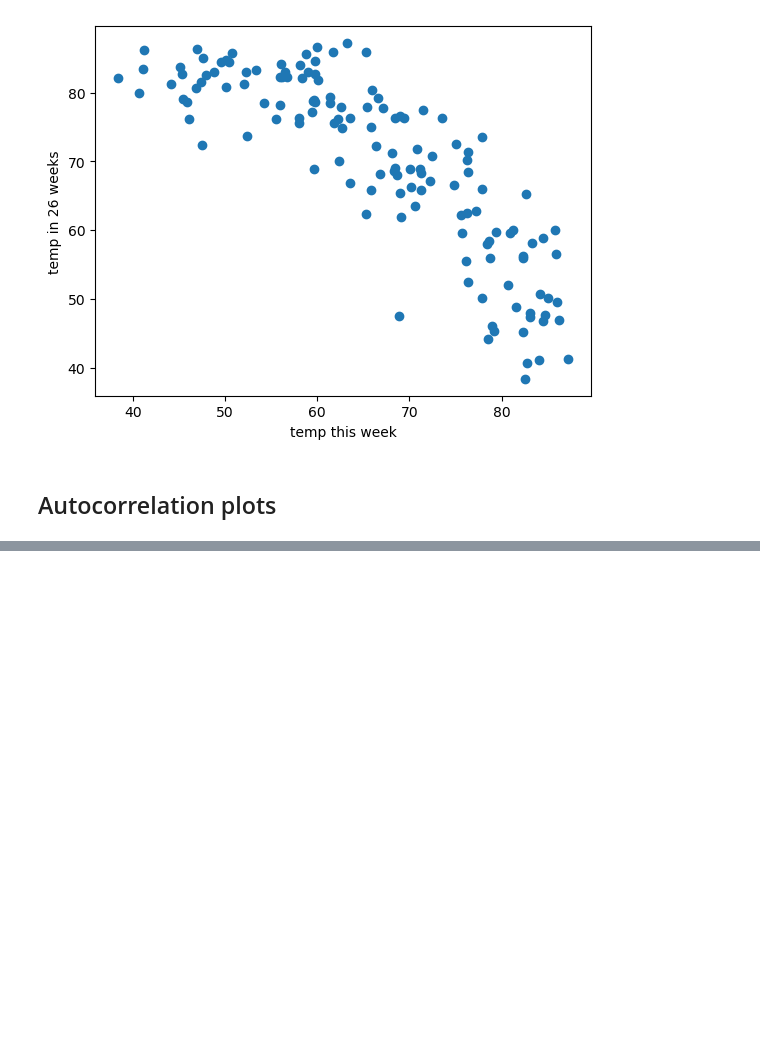
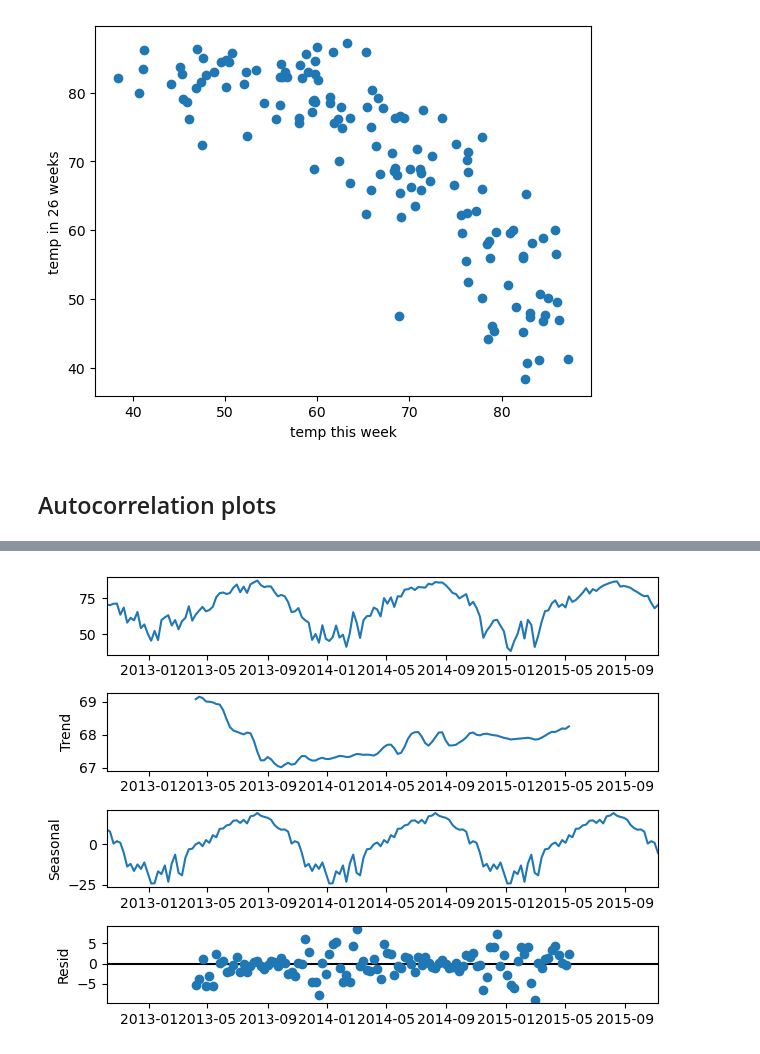
Before and after one commit to MagdalenaRahn/time-series-exercises, a Jupyter notebook: time-series-exploratory-analysis-lesson-08FEB23.ipynb, the cells around one changed output, grey strips where cells are left out. Saved outputs shown, nothing was run; the diff lists cells and outputs as text; code cells hidden in the pictures; blank space fills up the shorter version.

```diff
--- a/time-series-exploratory-analysis-lesson-08FEB23.ipynb
+++ b/time-series-exploratory-analysis-lesson-08FEB23.ipynb
@@ -258,0 +268,7 @@ Text(0, 0.5, 'temp in 26 weeks')
+# %%
+result = sm.tsa.seasonal_decompose(train.resample('w').mean())
+result.plot()
+None
+# 'None' avoids it being printed twice
+# %% [output]
+[figure, added]
```
Also changed, not shown: parts of 6 cells of this notebook, 5 other files.
